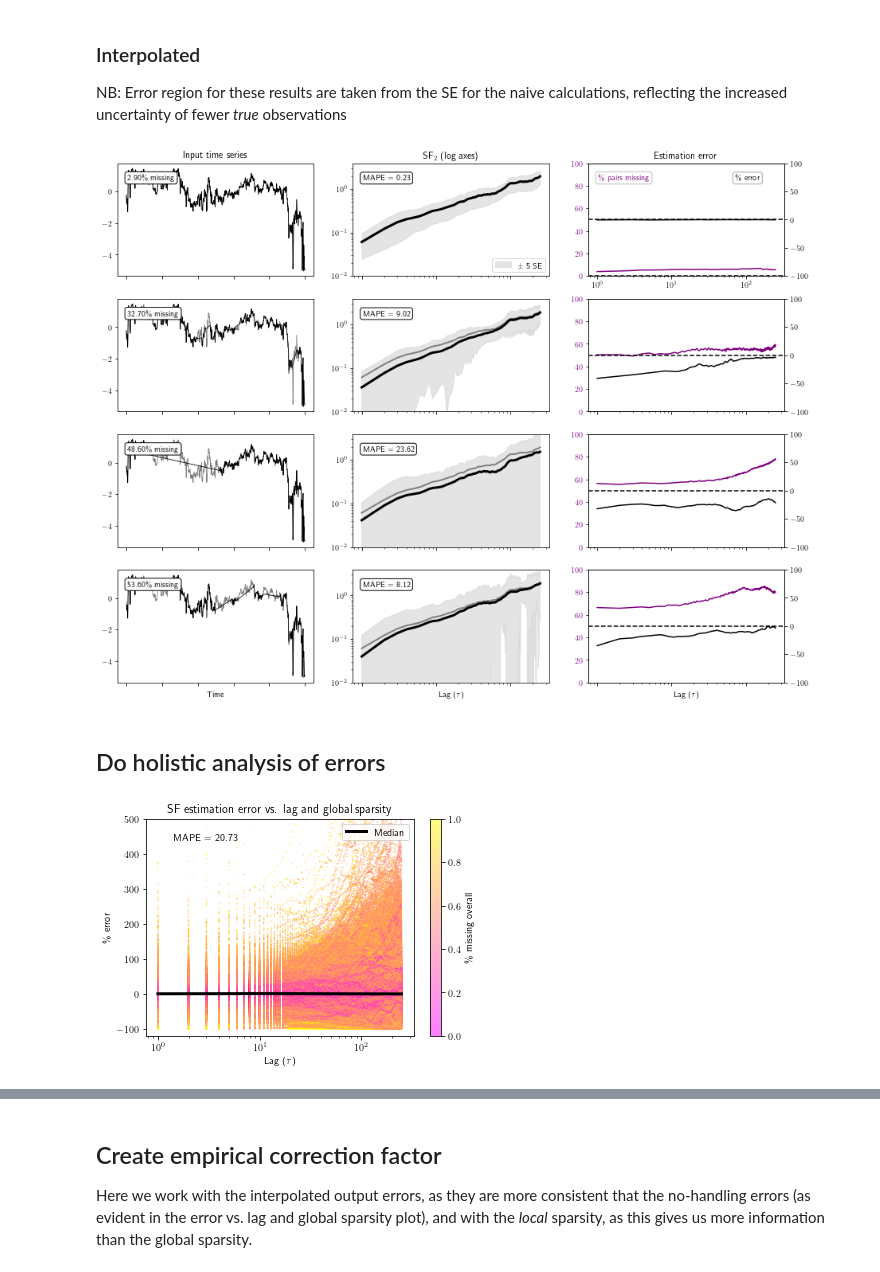
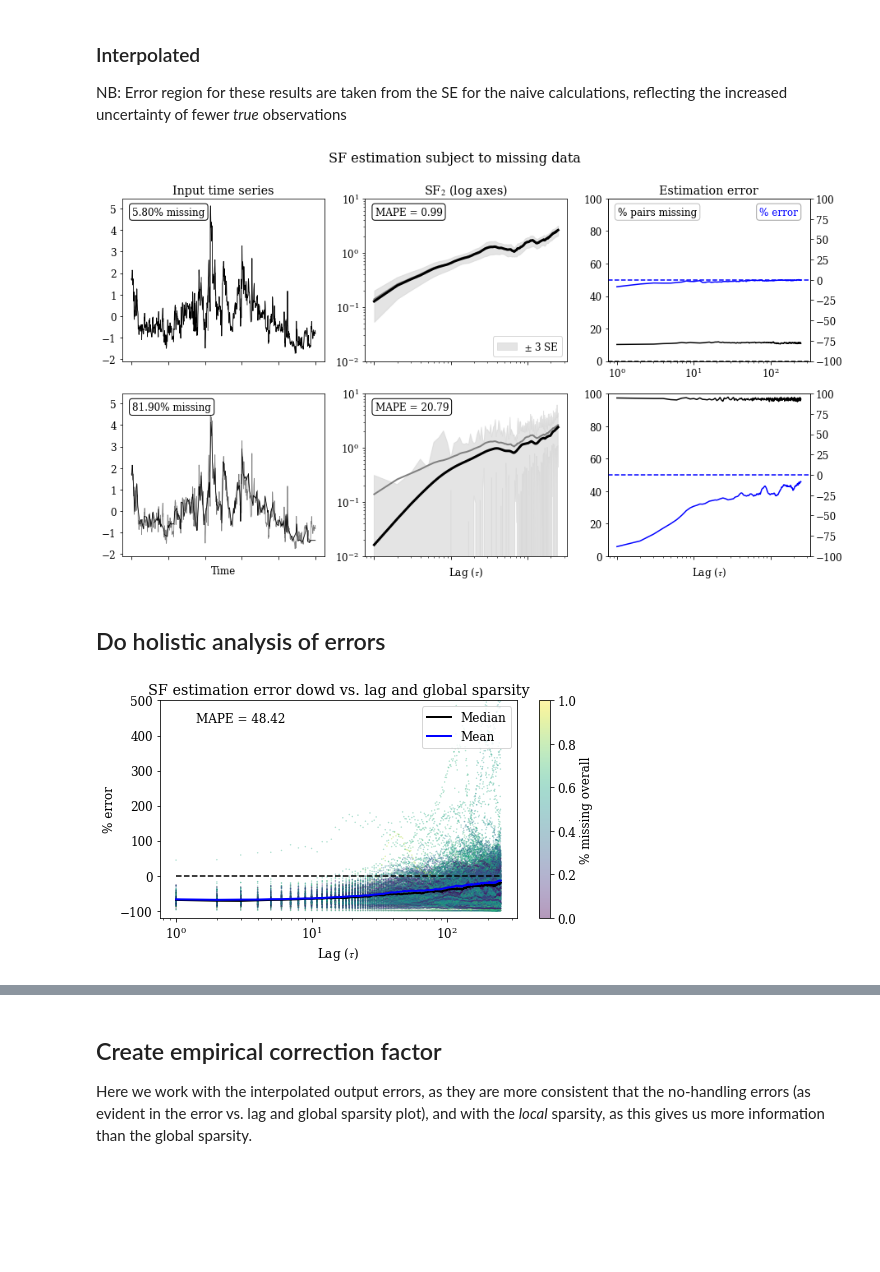
Before and after one commit to daniel-wrench/time_series_analysis, a Jupyter notebook: sf_funcs_demo.ipynb, the cells around one changed output, grey strips where cells are left out. Saved outputs shown, nothing was run; the diff lists cells and outputs as text; code cells hidden in the pictures; blank space fills up the shorter version.

```diff
--- a/sf_funcs_demo.ipynb
+++ b/sf_funcs_demo.ipynb
@@ -449,18 +414,18 @@ plt.plot(all_bad_inputs_list[53][3])
 # %%
 # Check results, for a given clean input
 
-input_ind = 53
-n = 4
+input_ind = 12
+n = 2
 
 sf.plot_sample(
-    good_inputs_list,
-    good_outputs_list,
-    all_bad_inputs_list,
-    all_bad_outputs_list,
-    "C0",
+    good_inputs_test,
+    good_outputs_test,
+    bad_inputs_test,
+    bad_outputs_test,
     input_ind,
     n,
     False,
+    "sosf",
 )
-plt.savefig("plots/psp_missing_effect.png")
+# plt.savefig("plots_local/psp_missing_effect.png")
 # %% [output]
@@ -470,18 +435,18 @@ plt.savefig("plots/psp_missing_effect.png")
 NB: Error region for these results are taken from the SE for the naive calculations, reflecting the increased uncertainty of fewer *true* observations
 # %%
 sf.plot_sample(
-    good_inputs_list,
-    good_outputs_list,
-    all_interp_inputs_list,
-    all_interp_outputs_list,
-    "purple",
+    good_inputs_test,
+    good_outputs_test,
+    interp_inputs_test,
+    interp_outputs_test,
     input_ind,
     n,
     False,
+    "sosf",
 )
-plt.savefig("plots/psp_missing_effect_lint.png")
+# plt.savefig("plots/psp_missing_effect_lint.png")
 # %% [output]
-[figure, old version]
+[figure, new version]
 # %% [markdown]
 ## Do holistic analysis of errors
 # %%
@@ -504,8 +468,8 @@ interp_outputs_df.index.names = ["Original interval", "Interval version", "Lag"]
 # %%
 # View trends as fn of OVERALL missing amount
-sf.plot_error_trend_line(bad_outputs_df)
-plt.savefig("plots/psp_missing_effect_holistic.png")
+sf.plot_error_trend_line(bad_outputs_train_df, estimator="dowd")
+# plt.savefig("plots/psp_missing_effect_holistic.png")
 # %% [output]
-[figure, old version]
+[figure, new version]
 # %%
 def plot_average_errors(df):
```
Also changed, not shown: parts of 40 cells of this notebook.
